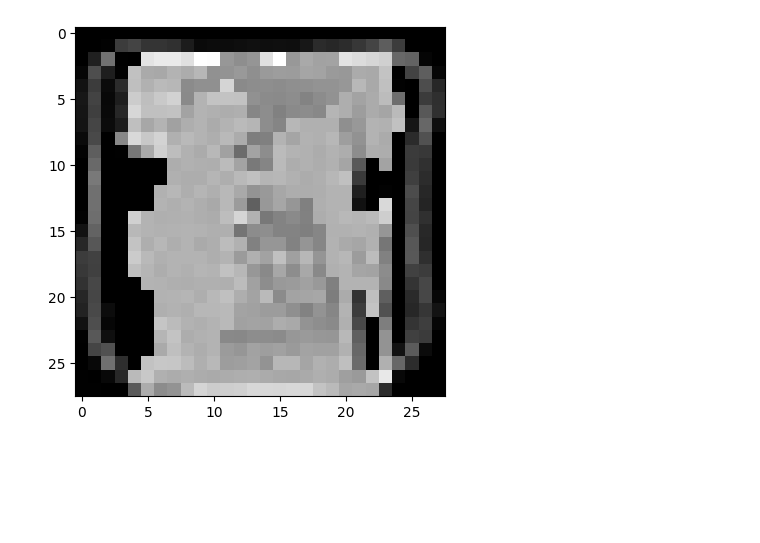
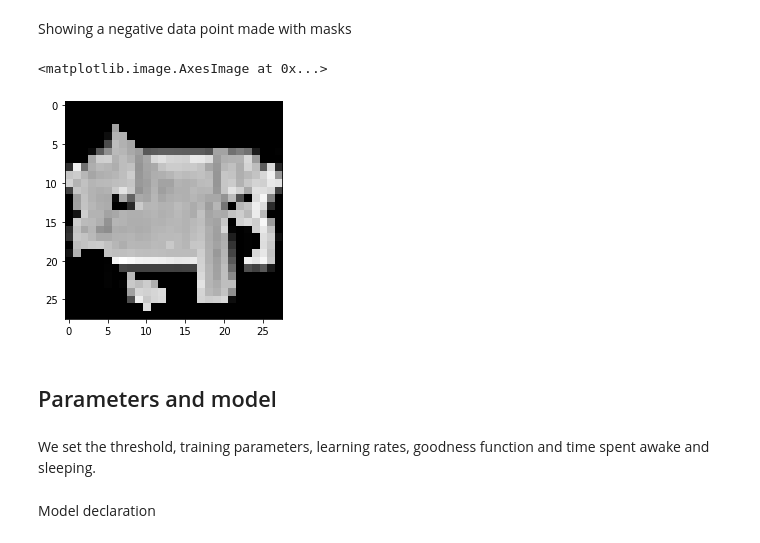
Before and after one commit to mirceatlx/FF, a Jupyter notebook: fashionmnist.ipynb, the cells around one changed output. Saved outputs shown, nothing was run; the diff lists cells and outputs as text; code cells hidden in the pictures; blank space fills up the shorter version.

```diff
--- a/fashionmnist.ipynb
+++ b/fashionmnist.ipynb
@@ -61,13 +69,13 @@ print(' '.join('%5s' % labels[j].item() for j in range(4)))
-# %%
-squared_error = lambda x: x.pow(2).mean(1)
-deviation_error = lambda x: -((x - x.mean(1).unsqueeze(1)).pow(2).mean(1))
-for i in enumerate(train_loader_negative):
-    image = i[1].reshape((-1, 1, 28, 28))[0]
-    # visualize image with pil
-    from PIL import Image
-    import numpy as np
-    import matplotlib.pyplot as plt
-    plt.imshow(image.reshape((28, 28)), cmap='gray')
-    break;
-# %% [output]
-[figure, removed]
+# %% [markdown]
+Showing a negative data point made with masks
+# %%
+image = next(iter(train_loader_negative))
+image = image.reshape((-1, 1, 28, 28))[0]
+plt.imshow(image.reshape((28, 28)), cmap='gray')
+# %% [output]
+<matplotlib.image.AxesImage at 0x...>
+[figure, added]
+# %% [markdown]
+## Parameters and model
+# %% [markdown]
+We set the threshold, training parameters, learning rates, goodness function and time spent awake and sleeping.
@@ -74 +100,3 @@ for i in enumerate(train_loader_negative):
+# %% [markdown]
+Model declaration
 # %%
```
Also changed, not shown: parts of 16 cells of this notebook, 8 other files.
